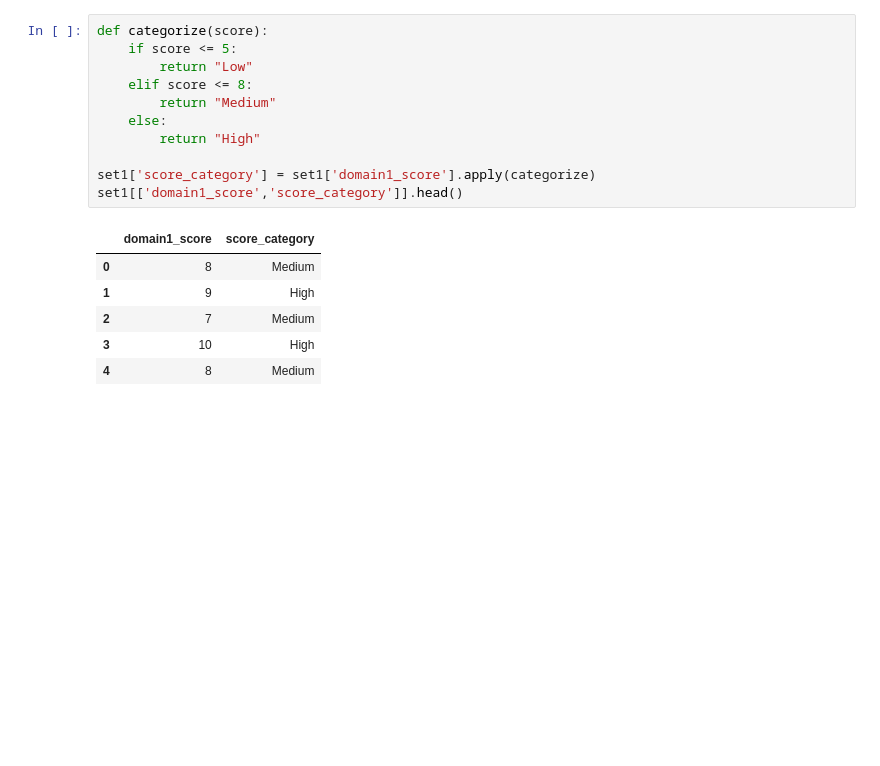
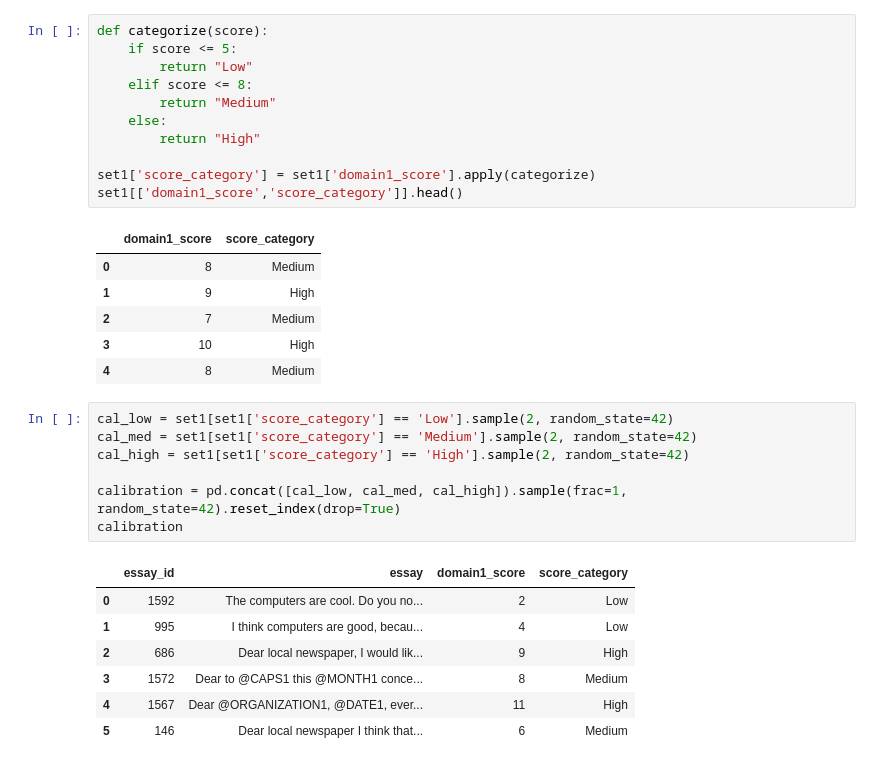
Before and after one commit to MalakSalehh/Thesis-datasets, a Jupyter notebook: ASAP.ipynb, the cells around one changed output. Drawn from its saved outputs; the diff is of its cells as text; blank space fills up the shorter version.

```diff
--- a/ASAP.ipynb
+++ b/ASAP.ipynb
@@ -252,3 +252,18 @@ set1[['domain1_score','score_category']].head()
 | 2 | 7 | Medium |
 | 3 | 10 | High |
 | 4 | 8 | Medium |
+# %%
+cal_low = set1[set1['score_category'] == 'Low'].sample(2, random_state=42)
+cal_med = set1[set1['score_category'] == 'Medium'].sample(2, random_state=42)
+cal_high = set1[set1['score_category'] == 'High'].sample(2, random_state=42)
+
+calibration = pd.concat([cal_low, cal_med, cal_high]).sample(frac=1, random_state=42).reset_index(drop=True)
+calibration
+# %% [output]
+|  | essay_id | essay | domain1_score | score_category |
+| 0 | 1592 | The computers are cool. Do you no... | 2 | Low |
+| 1 | 995 | I think computers are good, becau... | 4 | Low |
+| 2 | 686 | Dear local newspaper, I would lik... | 9 | High |
+| 3 | 1572 | Dear to @CAPS1 this @MONTH1 conce... | 8 | Medium |
+| 4 | 1567 | Dear @ORGANIZATION1, @DATE1, ever... | 11 | High |
+| 5 | 146 | Dear local newspaper I think that... | 6 | Medium |
```
Also changed, not shown: parts of 2 cells of this notebook.
